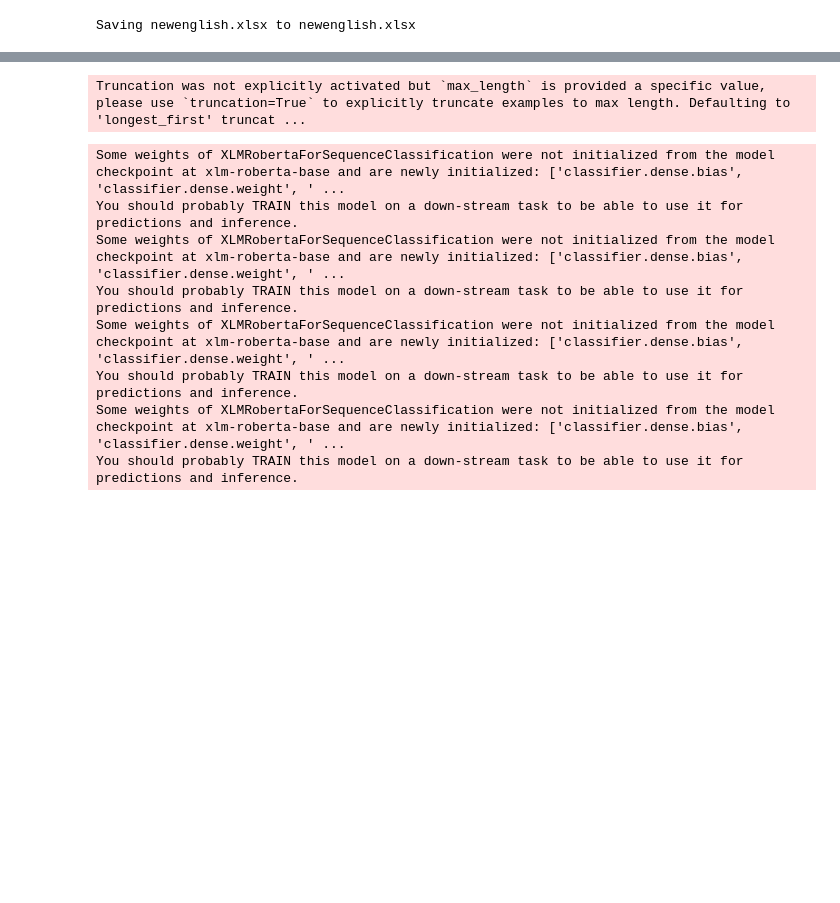
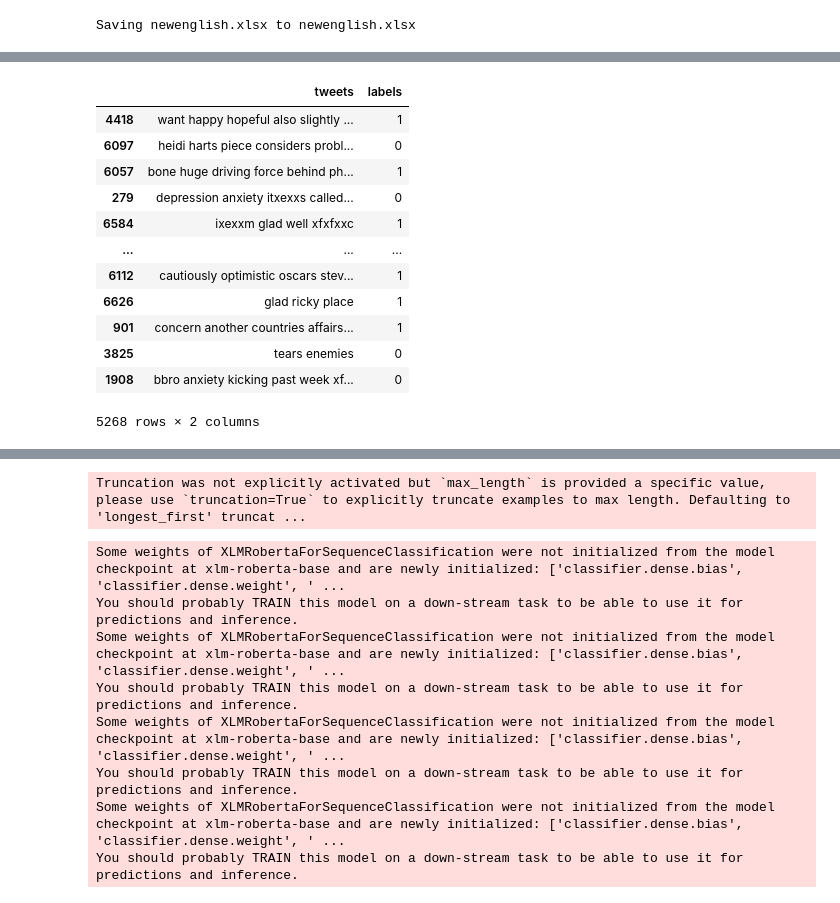
Before and after one commit to vnavya2004/BTP, a Jupyter notebook: Final10_English.ipynb, the cells around one changed output, grey strips where cells are left out. Drawn from its saved outputs; the diff is of its cells as text; code cells hidden in the pictures; blank space fills up the shorter version.

```diff
--- a/Final10_English.ipynb
+++ b/Final10_English.ipynb
@@ -159,3 +172,19 @@ df_val, df_test = train_test_split(df_temp_val_test, stratify=df_temp_val_test[l
+# %%
+df_unlabeled
+# %% [output]
+|  | tweets | labels |
+| 4418 | want happy hopeful also slightly ... | 1 |
+| 6097 | heidi harts piece considers probl... | 0 |
+| 6057 | bone huge driving force behind ph... | 1 |
+| 279 | depression anxiety itxexxs called... | 0 |
+| 6584 | ixexxm glad well xfxfxxc | 1 |
+| ... | ... | ... |
+| 6112 | cautiously optimistic oscars stev... | 1 |
+| 6626 | glad ricky place | 1 |
+| 901 | concern another countries affairs... | 1 |
+| 3825 | tears enemies | 0 |
+| 1908 | bbro anxiety kicking past week xf... | 0 |
+5268 rows × 2 columns
 # %%
 # Convert the tweets and labels columns to the desired formats
 df_labeled[tweets_column] = df_labeled[tweets_column].astype(str)
```
Also changed, not shown: parts of 11 cells of this notebook.
